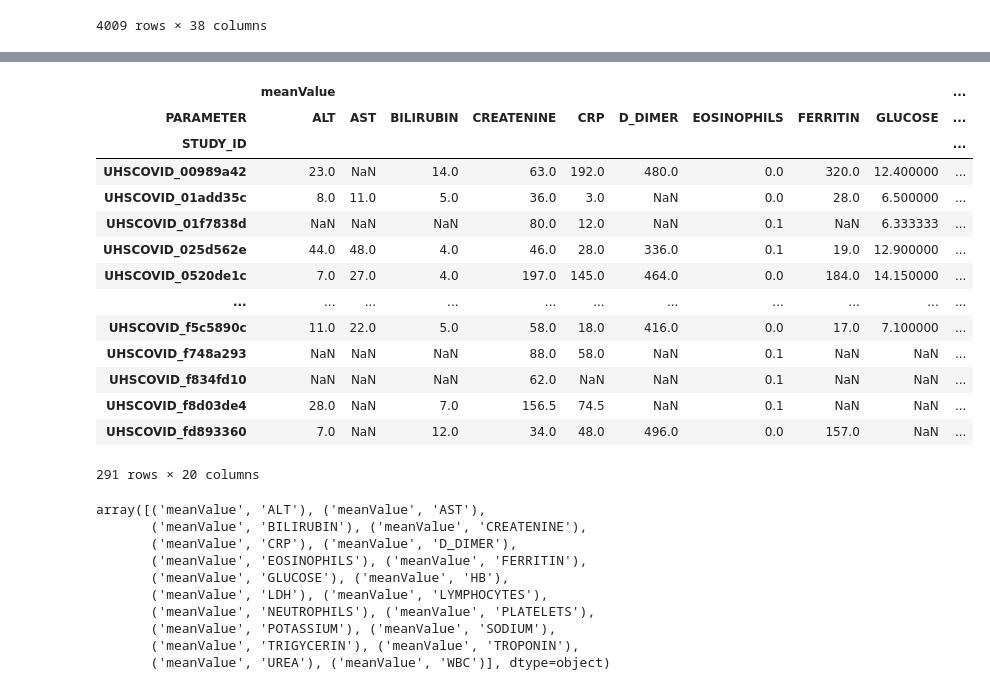
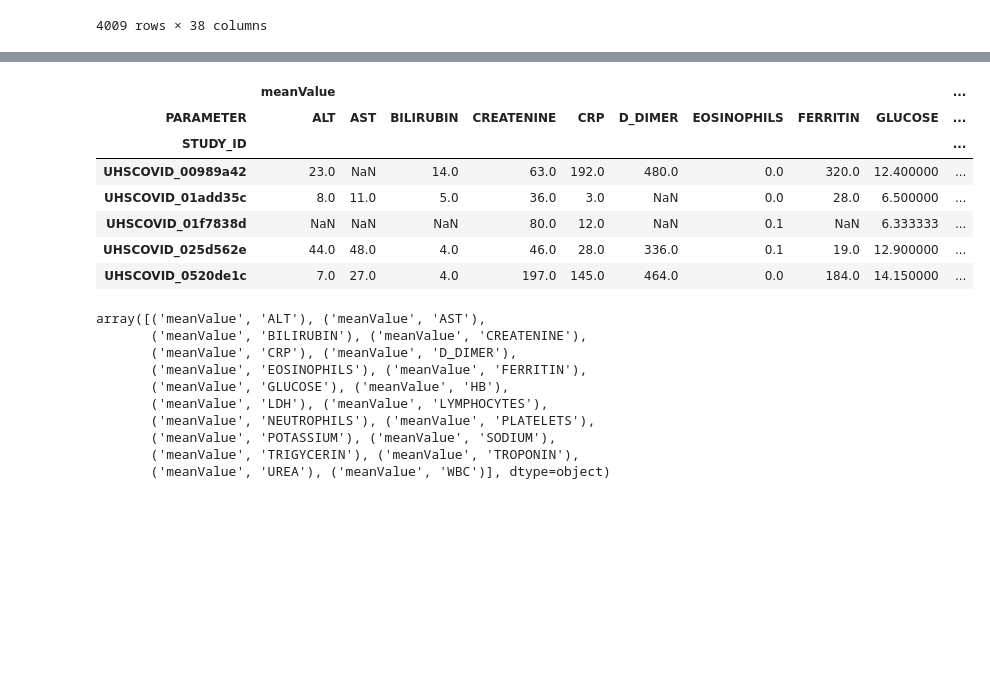
Before and after one commit to psuto/Covid19_Analysis_sh, a Jupyter notebook: src/data4causal_discovery/causality Non-ITU Data with Death as target_Day0_Adm.ipynb, the cells around one changed output, grey strips where cells are left out. Cells and saved outputs as stored; diff of their text form; code cells hidden in the pictures; blank space fills up the shorter version.

```diff
--- a/src/data4causal_discovery/causality Non-ITU Data with Death as target_Day0_Adm.ipynb
+++ b/src/data4causal_discovery/causality Non-ITU Data with Death as target_Day0_Adm.ipynb
@@ -49,24 +49,17 @@ list(dfNonITUday0.columns)
  'DEATH',
  'DISCHARGED']
 # %%
-df1 = dfNonITUday0.pivot(index='STUDY_ID',columns='PARAMETER',values=[])
-df1
+df1 = dfNonITUday0.pivot(index='STUDY_ID',columns='PARAMETER',values=['meanValue'])
+df1.head()
 # %% [output]
 |  | meanValue |  |  |  |  |  |  |  |  | ... |
 | PARAMETER | ALT | AST | BILIRUBIN | CREATENINE | CRP | D_DIMER | EOSINOPHILS | FERRITIN | GLUCOSE | ... |
 | STUDY_ID |  |  |  |  |  |  |  |  |  | ... |
 | UHSCOVID_00989a42 | 23.0 | NaN | 14.0 | 63.0 | 192.0 | 480.0 | 0.0 | 320.0 | 12.400000 | ... |
 | UHSCOVID_01add35c | 8.0 | 11.0 | 5.0 | 36.0 | 3.0 | NaN | 0.0 | 28.0 | 6.500000 | ... |
 | UHSCOVID_01f7838d | NaN | NaN | NaN | 80.0 | 12.0 | NaN | 0.1 | NaN | 6.333333 | ... |
 | UHSCOVID_025d562e | 44.0 | 48.0 | 4.0 | 46.0 | 28.0 | 336.0 | 0.1 | 19.0 | 12.900000 | ... |
 | UHSCOVID_0520de1c | 7.0 | 27.0 | 4.0 | 197.0 | 145.0 | 464.0 | 0.0 | 184.0 | 14.150000 | ... |
-| ... | ... | ... | ... | ... | ... | ... | ... | ... | ... | ... |
-| UHSCOVID_f5c5890c | 11.0 | 22.0 | 5.0 | 58.0 | 18.0 | 416.0 | 0.0 | 17.0 | 7.100000 | ... |
-| UHSCOVID_f748a293 | NaN | NaN | NaN | 88.0 | 58.0 | NaN | 0.1 | NaN | NaN | ... |
-| UHSCOVID_f834fd10 | NaN | NaN | NaN | 62.0 | NaN | NaN | 0.1 | NaN | NaN | ... |
-| UHSCOVID_f8d03de4 | 28.0 | NaN | 7.0 | 156.5 | 74.5 | NaN | 0.1 | NaN | NaN | ... |
-| UHSCOVID_fd893360 | 7.0 | NaN | 12.0 | 34.0 | 48.0 | 496.0 | 0.0 | 157.0 | NaN | ... |
-291 rows × 20 columns
 # %%
 df1.columns.values
 # %% [output]
```
Also changed, not shown: parts of 11 cells of this notebook, 2 other files.
